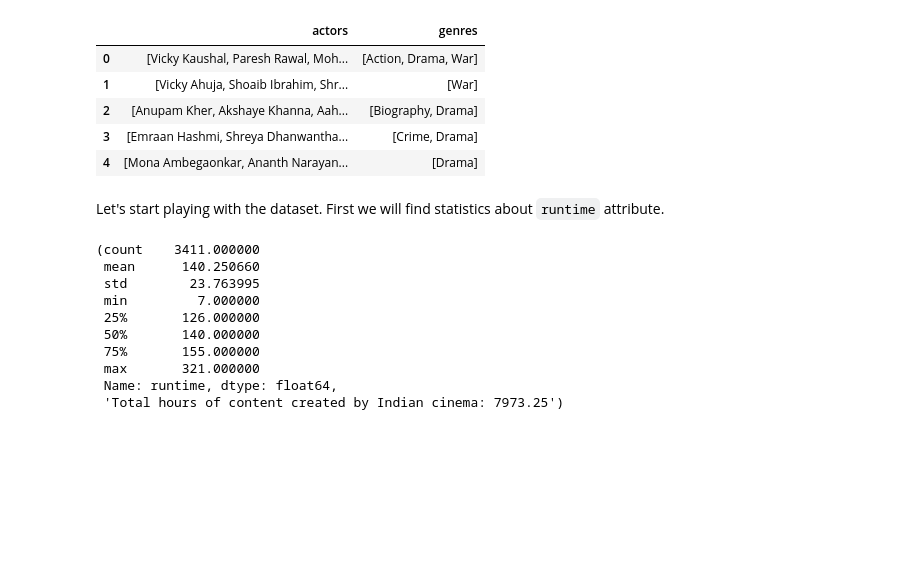
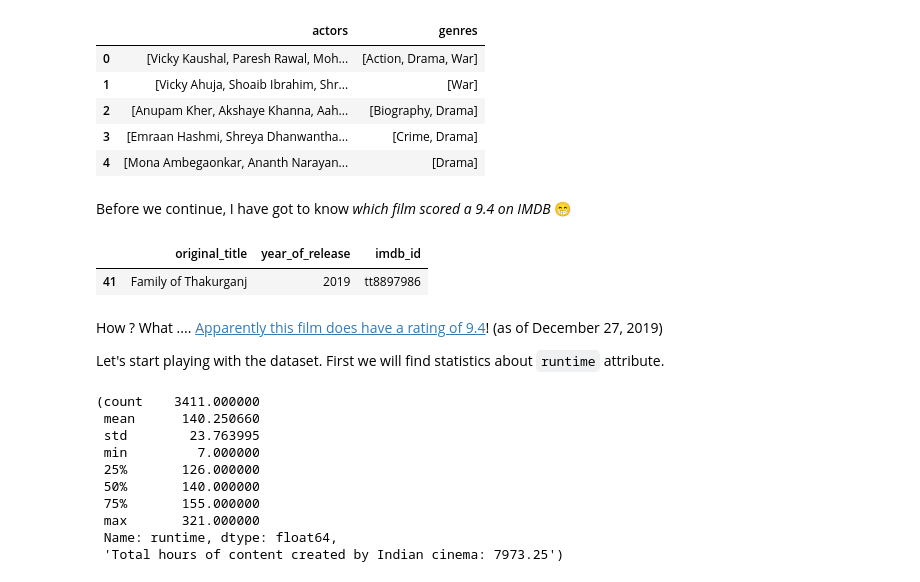
Before and after one commit to pncnmnp/TIMDB-analysis, a Jupyter notebook: analysis.ipynb, the cells around one changed output. Saved outputs shown, nothing was run; the diff lists cells and outputs as text; code cells hidden in the pictures; blank space fills up the shorter version.

```diff
--- a/analysis.ipynb
+++ b/analysis.ipynb
@@ -83,7 +84,16 @@ df[["actors", "genres"]].head()
 | 2 | [Anupam Kher, Akshaye Khanna, Aah... | [Biography, Drama] |
 | 3 | [Emraan Hashmi, Shreya Dhanwantha... | [Crime, Drama] |
 | 4 | [Mona Ambegaonkar, Ananth Narayan... | [Drama] |
+# %% [markdown]
+Before we continue, I have got to know *which film scored a 9.4 on IMDB* 😁
+# %%
+df[df["imdb_rating"] == 9.4][["original_title", "year_of_release", "imdb_id"]]
+# %% [output]
+|  | original_title | year_of_release | imdb_id |
+| 41 | Family of Thakurganj | 2019 | tt8897986 |
 # %% [markdown]
+How ? What .... [Apparently this film does have a rating of 9.4](https://www.imdb.com/title/tt8897986/)! (as of December 27, 2019)
+
 Let's start playing with the dataset. First we will find statistics about `runtime` attribute.
 # %%
 (df["runtime"].describe(), "Total hours of content created by Indian cinema: " + str(sum(df["runtime"].dropna().tolist())/60))
```
Also changed, not shown: parts of 12 cells of this notebook.
